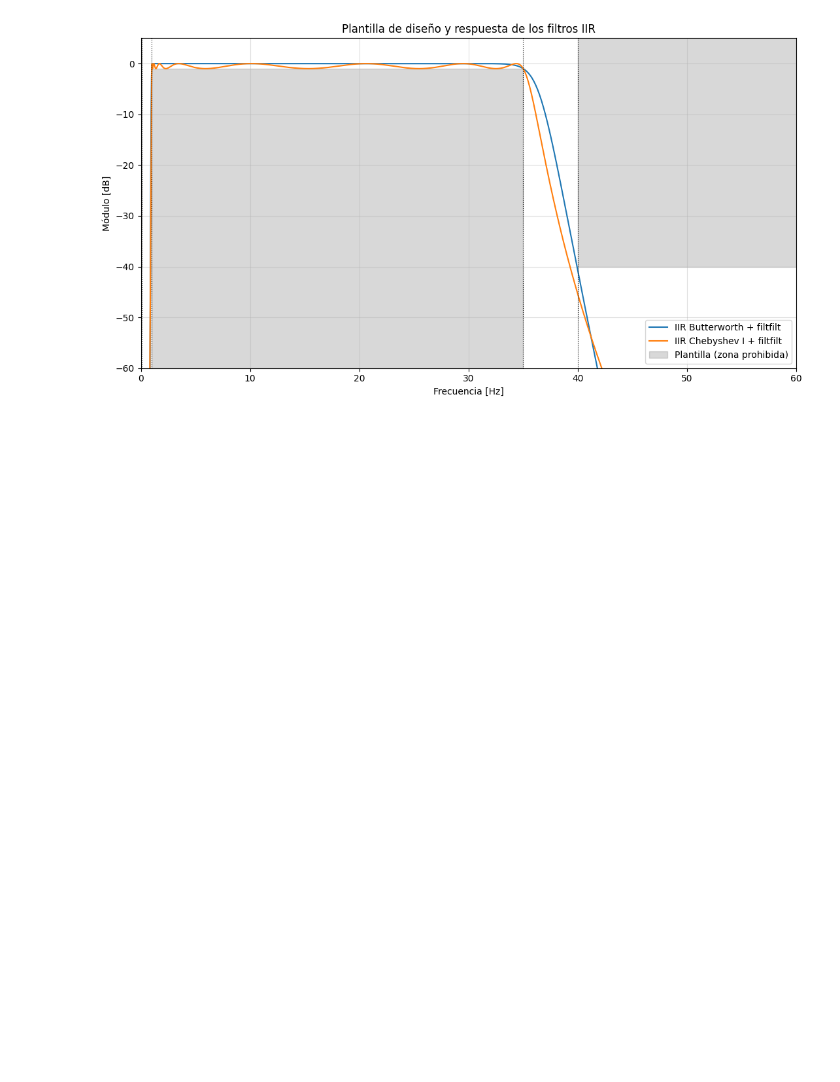
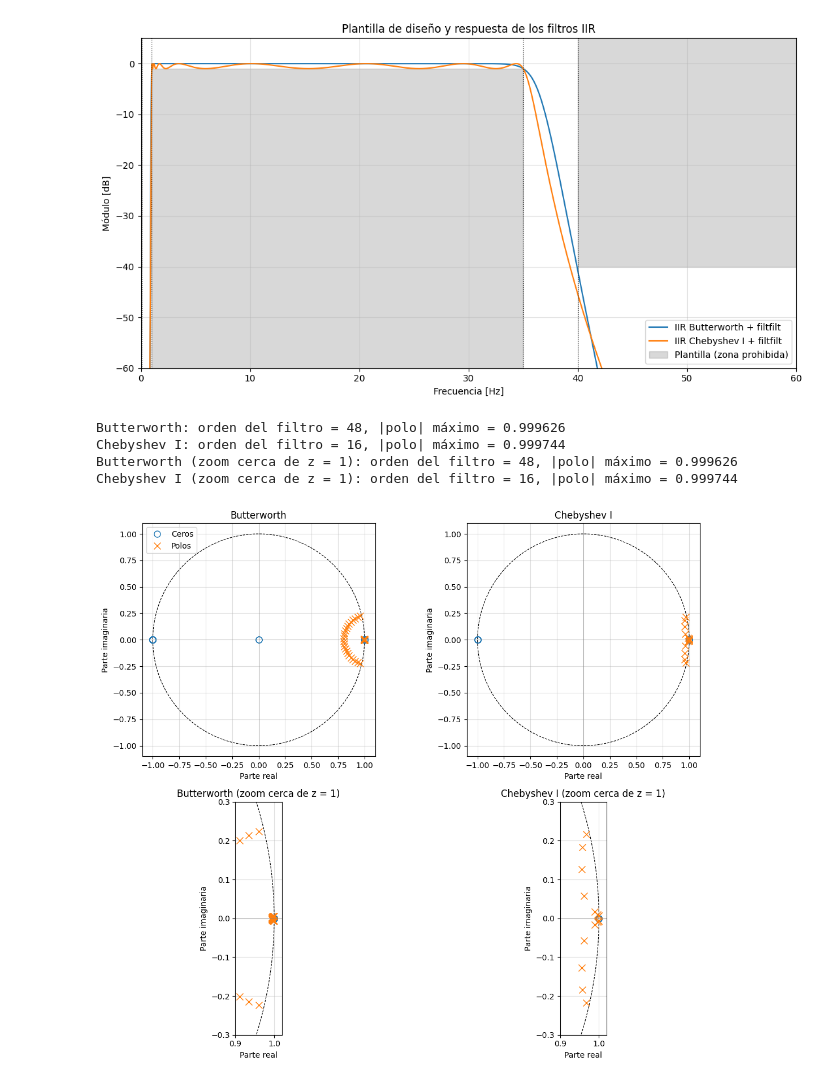
Before and after one commit to Tomasniklas/TS1-, a Jupyter notebook: TS7.ipynb, the cells around one changed output. Cells and saved outputs as stored; diff of their text form; code cells hidden in the pictures; blank space fills up the shorter version.

```diff
--- a/TS7.ipynb
+++ b/TS7.ipynb
@@ -494,3 +494,51 @@ plt.tight_layout()
 plt.show()
 # %% [output]
 [figure]
+# %%
+#%% POLOS Y CEROS DE LOS IIR
+import warnings
+from scipy.signal import BadCoefficients
+warnings.filterwarnings('ignore', category=BadCoefficients)
+
+def graficar_polos_ceros(ax, sos, titulo, zoom=False):
+    z, p, k = sig.sos2zpk(sos)
+
+    # Círculo unidad
+    t = np.linspace(0, 2 * np.pi, 1000)
+    ax.plot(np.cos(t), np.sin(t), 'k--', linewidth=0.8)
+
+    ax.plot(z.real, z.imag, 'o', markerfacecolor='none', markersize=8, label='Ceros')
+    ax.plot(p.real, p.imag, 'x', markersize=8, label='Polos')
+
+    ax.axhline(0, color='gray', linewidth=0.5)
+    ax.axvline(0, color='gray', linewidth=0.5)
+    ax.set_aspect('equal')
+    ax.set_xlabel('Parte real')
+    ax.set_ylabel('Parte imaginaria')
+    ax.grid(alpha=0.4)
+
+    if zoom:
+        ax.set_xlim(0.9, 1.02)
+        ax.set_ylim(-0.3, 0.3)
+        titulo += ' (zoom cerca de z = 1)'
+    ax.set_title(titulo)
+
+    print(f'{titulo}: orden del filtro = {len(p)}, '
+          f'|polo| máximo = {np.max(np.abs(p)):.6f}')
+
+fig, axs = plt.subplots(2, 2, figsize=(12, 10))
+
+graficar_polos_ceros(axs[0, 0], sos_butter, 'Butterworth')
+graficar_polos_ceros(axs[0, 1], sos_cheby,  'Chebyshev I')
+graficar_polos_ceros(axs[1, 0], sos_butter, 'Butterworth', zoom=True)
+graficar_polos_ceros(axs[1, 1], sos_cheby,  'Chebyshev I', zoom=True)
+
+axs[0, 0].legend(loc='upper left')
+plt.tight_layout()
+plt.show()
+# %% [output]
+Butterworth: orden del filtro = 48, |polo| máximo = 0.999626
+Chebyshev I: orden del filtro = 16, |polo| máximo = 0.999744
+Butterworth (zoom cerca de z = 1): orden del filtro = 48, |polo| máximo = 0.999626
+Chebyshev I (zoom cerca de z = 1): orden del filtro = 16, |polo| máximo = 0.999744
+[figure, added]
```
Also changed, not shown: parts of 1 cell of this notebook.
